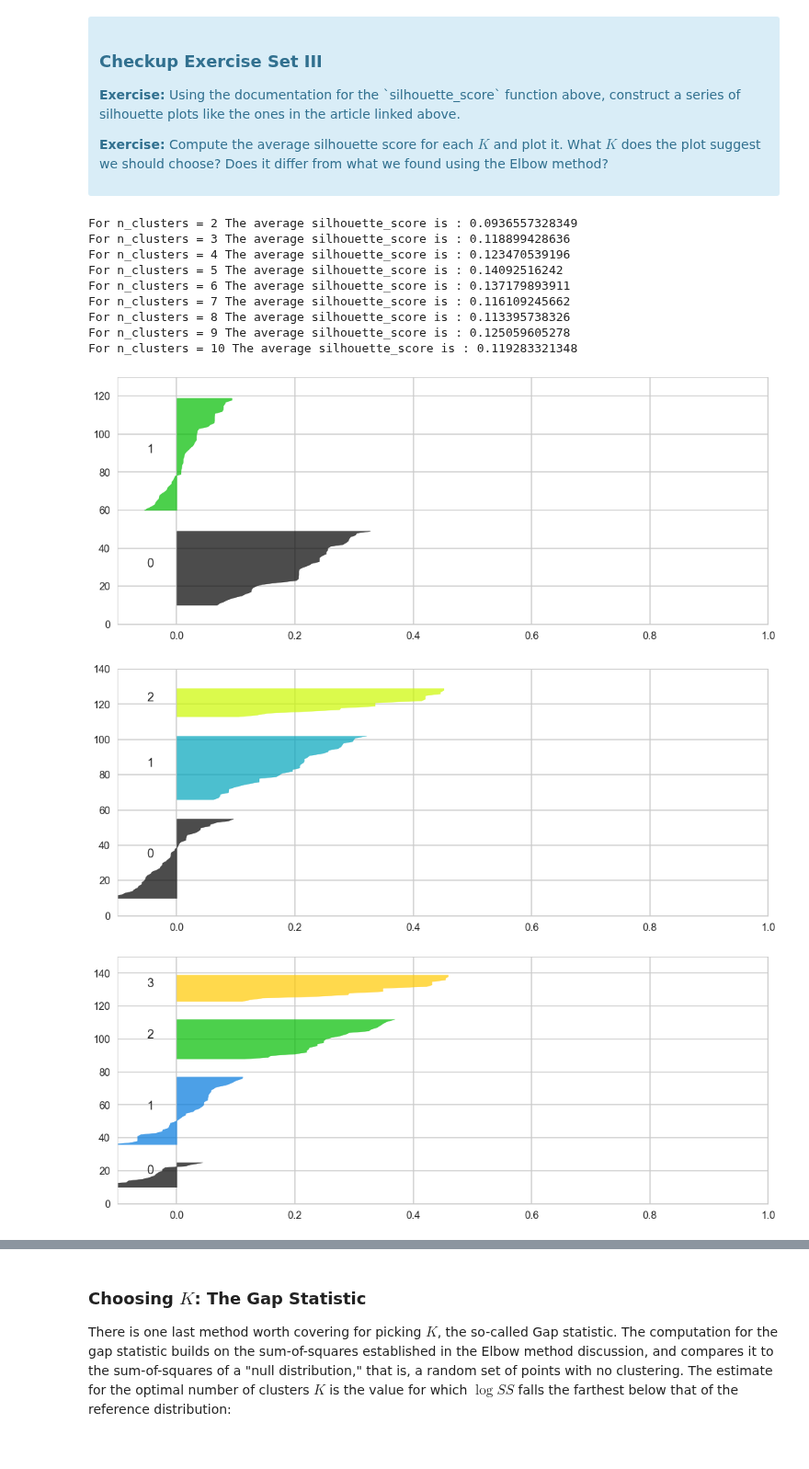
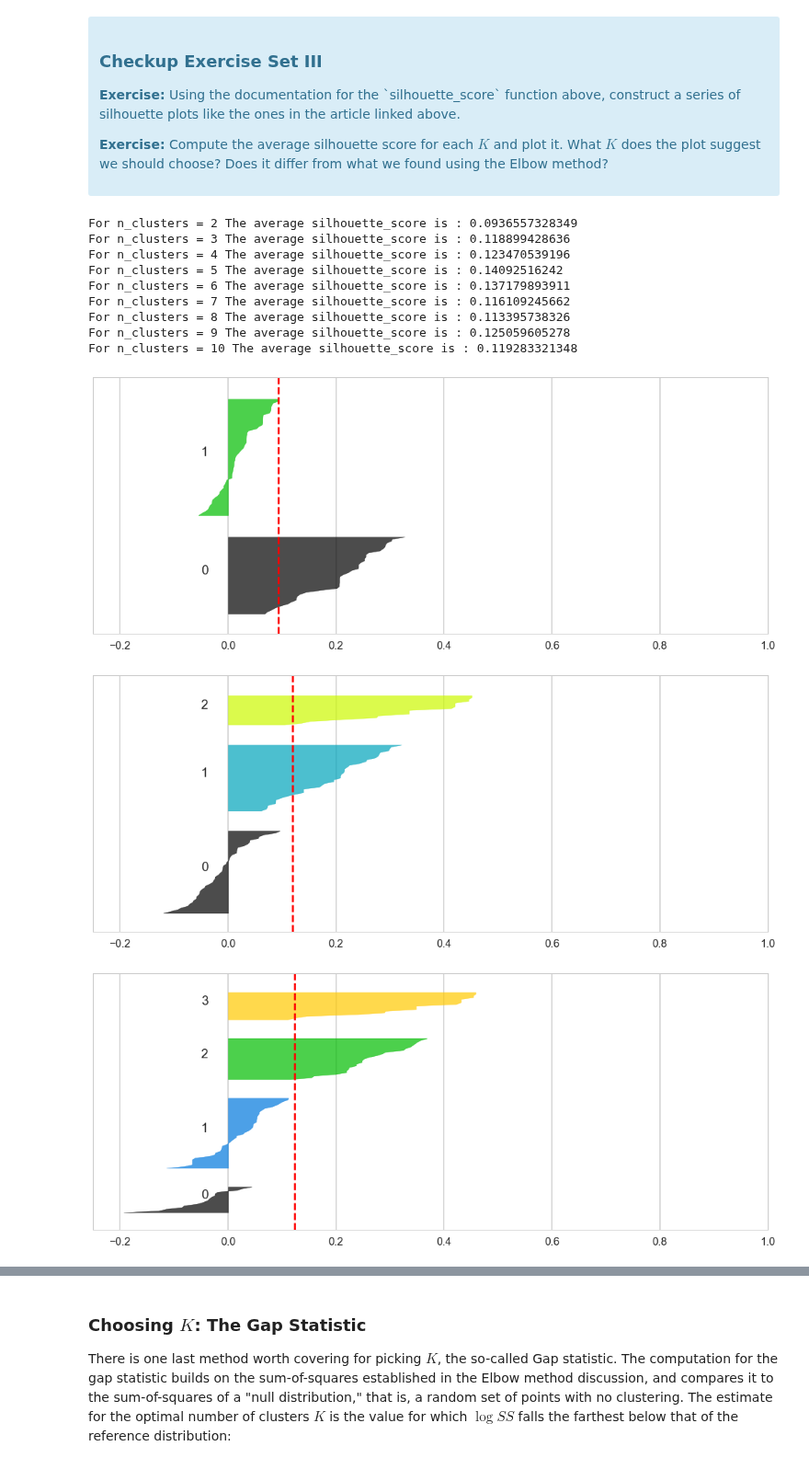
Before and after one commit to kellywong1314/Analytics-and-Machine-Learning, a Jupyter notebook: Mini-Projects/Customer Segmentation Clustering/Mini_Project_Clustering.ipynb, the cells around one changed output, grey strips where cells are left out. Shown at 92% size. Drawn from its saved outputs; the diff is of its cells as text; code cells hidden in the pictures.

Commit message:
added silhouette scoring and PCA to model

```diff
--- a/Mini-Projects/Customer Segmentation Clustering/Mini_Project_Clustering.ipynb
+++ b/Mini-Projects/Customer Segmentation Clustering/Mini_Project_Clustering.ipynb
@@ -106,12 +106,14 @@ import numpy as np
 from sklearn.cluster import KMeans
 
 x_cols = df.drop('customer_name', axis=1)
+clusters={}
 
 ss = []
 kvalues = range(2,11)
 for k in kvalues:
     model = KMeans(n_clusters=k)
     model.fit(x_cols)
+    clusters[str(k)] = model.predict(x_cols)
     ss.append(model.inertia_)
 
 
@@ -157,9 +182,6 @@ Fortunately, scikit-learn provides a function to compute this for us (phew!) cal
 # %%
 # Your turn.
 # %%
-from __future__ import print_function
-
-from sklearn.datasets import make_blobs
 from sklearn.metrics import silhouette_samples, silhouette_score
 
 import matplotlib.cm as cm
@@ -169,16 +191,12 @@ for k in kvalues:
     fig, ax1 = plt.subplots()
     fig.set_size_inches(18, 7)
 
-    # The 1st subplot is the silhouette plot
-    # The silhouette coefficient can range from -1, 1 but in this example all
-    # lie within [-0.1, 1]
-    ax1.set_xlim([-0.1, 1])
-    # The (n_clusters+1)*10 is for inserting blank space between silhouette
-    # plots of individual clusters, to demarcate them clearly.
+    # The silhouette coefficient can range from -1, 1 but in this example all lie within [-0.25, 1]
+    ax1.set_xlim([-0.25, 1])
+    # The (n_clusters+1)*10 is for inserting blank space between silhouette plots of individual clusters, to demarcate them clearly.
     ax1.set_ylim([0, len(x_cols) + (k + 1) * 10])
 
-    # Initialize the clusterer with n_clusters value and a random generator
-    # seed of 10 for reproducibility.
+    # Initialize the clusterer with n_clusters value and a random generator seed of 42 for reproducibility.
     clusterer = KMeans(n_clusters=k, random_state=10)
     cluster_labels = clusterer.fit_predict(x_cols)
 
@@ -196,33 +214,37 @@ for k in kvalues:
         # Aggregate the silhouette scores for samples belonging to
         # cluster i, and sort them
         ith_cluster_silhouette_values = \
             sample_silhouette_values[cluster_labels == i]
 
         ith_cluster_silhouette_values.sort()
 
         size_cluster_i = ith_cluster_silhouette_values.shape[0]
         y_upper = y_lower + size_cluster_i
 
         color = cm.spectral(float(i) / k)
         ax1.fill_betweenx(np.arange(y_lower, y_upper),
                           0, ith_cluster_silhouette_values,
                           facecolor=color, edgecolor=color, alpha=0.7)
 
         # Label the silhouette plots with their cluster numbers at the middle
         ax1.text(-0.05, y_lower + 0.5 * size_cluster_i, str(i))
 
         # Compute the new y_lower for next plot
         y_lower = y_upper + 10  # 10 for the 0 samples
+
+    ax1.axvline(x=silhouette_avg, color="red", linestyle="--")
+
+    ax1.set_yticks([])  # Clear the yaxis labels / ticks
 # %% [output]
 For n_clusters = 2 The average silhouette_score is : 0.0936557328349
 For n_clusters = 3 The average silhouette_score is : 0.118899428636
 For n_clusters = 4 The average silhouette_score is : 0.123470539196
 For n_clusters = 5 The average silhouette_score is : 0.14092516242
 For n_clusters = 6 The average silhouette_score is : 0.137179893911
 For n_clusters = 7 The average silhouette_score is : 0.116109245662
 For n_clusters = 8 The average silhouette_score is : 0.113395738326
 For n_clusters = 9 The average silhouette_score is : 0.125059605278
 For n_clusters = 10 The average silhouette_score is : 0.119283321348
-[figure, old version]
+[figure, new version]
-[figure, old version]
+[figure, new version]
-[figure, old version]
+[figure, new version]
```
Also changed, not shown: parts of 9 cells of this notebook.
